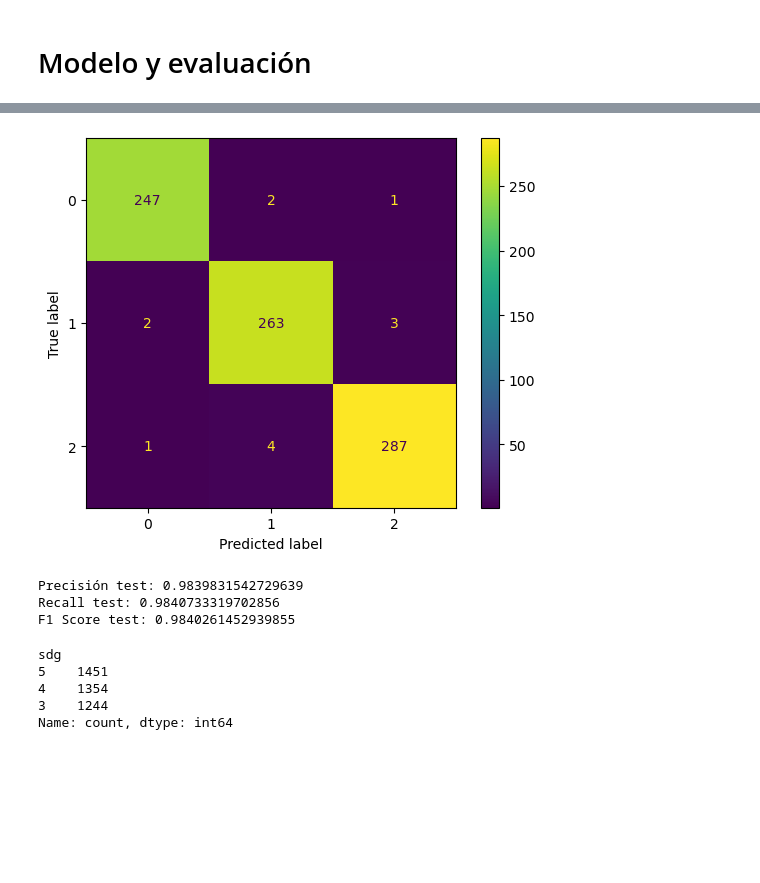
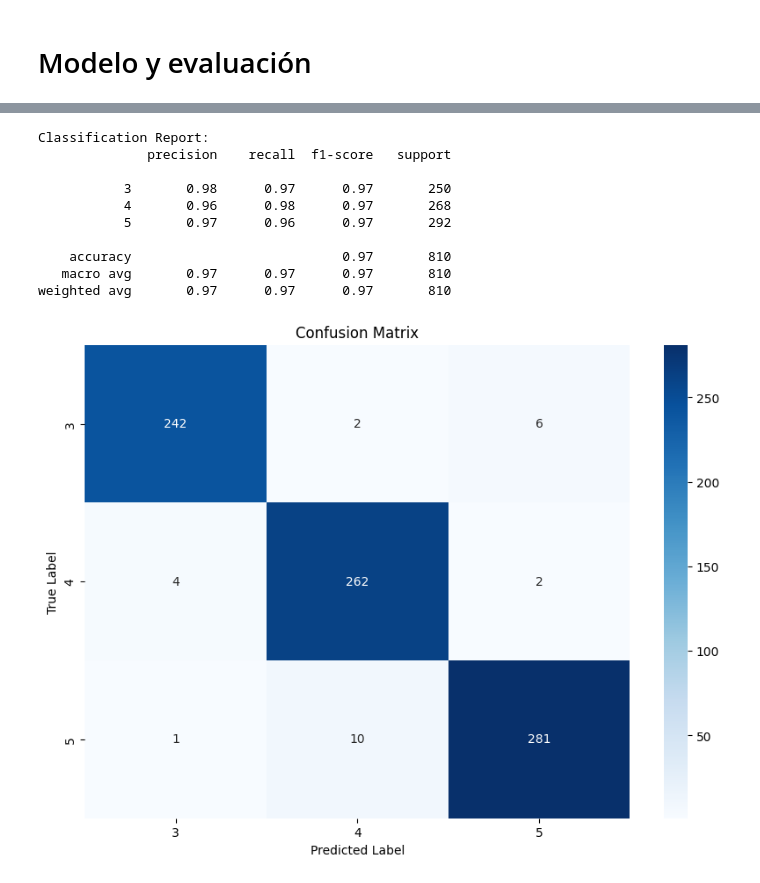
Before and after one commit to Sebasos01/BI_proyecto_1, a Jupyter notebook: proyecto_1_entrega_1.ipynb, the cells around one changed output, grey strips where cells are left out. Saved outputs shown, nothing was run; the diff lists cells and outputs as text; code cells hidden in the pictures; blank space fills up the shorter version.

Commit message:
limpieza y evaluacion con random forest

```diff
--- a/proyecto_1_entrega_1.ipynb
+++ b/proyecto_1_entrega_1.ipynb
@@ -800,34 +433,45 @@ F1 Score: 0.9804882095405715
-# %%
-model = pipeline.steps[0][1]
-y_test_pred = model.predict(x_test)
-ConfusionMatrixDisplay(confusion_matrix(y_test, y_test_pred)).plot()
-plt.show()
-# %% [output]
-[figure, removed]
-# %%
-precision_test = precision_score(y_test, y_test_pred, average='macro')
-print(f'Precisión test: {precision_test}')
-
-# Calcular el recall
-recall_test = recall_score(y_test, y_test_pred, average='macro')
-
-print(f'Recall test: {recall_test}')
-
-# Calcular el F1-score
-f1_test = f1_score(y_test, y_test_pred, average='macro')
-
-print(f'F1 Score test: {f1_test}')
-# %% [output]
-Precisión test: 0.9839831542729639
-Recall test: 0.9840733319702856
-F1 Score test: 0.9840261452939855
-# %%
-df2 = pd.read_csv(file2, encoding='UTF-8')
-
-df["sdg"].value_counts()
-# %% [output]
-sdg
-5    1451
-4    1354
-3    1244
-Name: count, dtype: int64
+# %%
+from sklearn.ensemble import RandomForestClassifier
+from sklearn.model_selection import train_test_split
+from sklearn.metrics import classification_report, confusion_matrix
+import matplotlib.pyplot as plt
+import seaborn as sns
+
+# Splitting df1 into training and test sets
+X_train, X_test, y_train, y_test = train_test_split(tfidf_df_1, df1['sdg'], test_size=0.2, random_state=42)
+
+# Initialize the RandomForestClassifier
+clf = RandomForestClassifier(n_estimators=100, random_state=42)
+
+# Train the model on the training set
+clf.fit(X_train, y_train)
+
+# Predict on the test set
+y_pred = clf.predict(X_test)
+
+# Print the classification report to evaluate precision, recall, and F1-score
+print("Classification Report:")
+print(classification_report(y_test, y_pred))
+
+# Create a confusion matrix
+conf_matrix = confusion_matrix(y_test, y_pred)
+
+# Plot the confusion matrix using seaborn for better visualization
+plt.figure(figsize=(10, 7))
+sns.heatmap(conf_matrix, annot=True, fmt='d', cmap='Blues', xticklabels=clf.classes_, yticklabels=clf.classes_)
+plt.title('Confusion Matrix')
+plt.xlabel('Predicted Label')
+plt.ylabel('True Label')
+plt.show()
+# %% [output]
+Classification Report:
+              precision    recall  f1-score   support
+
+           3       0.98      0.97      0.97       250
+           4       0.96      0.98      0.97       268
+           5       0.97      0.96      0.97       292
+
+    accuracy                           0.97       810
+   macro avg       0.97      0.97      0.97       810
+weighted avg       0.97      0.97      0.97       810
+[figure, added]
```
Also changed, not shown: parts of 17 cells of this notebook, 1 other file.
